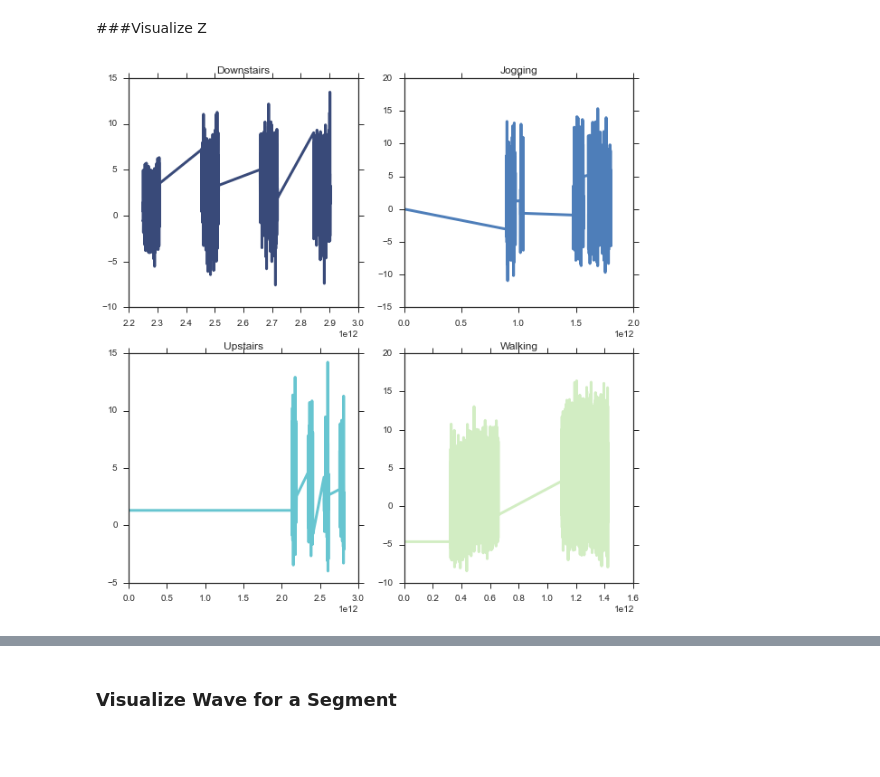
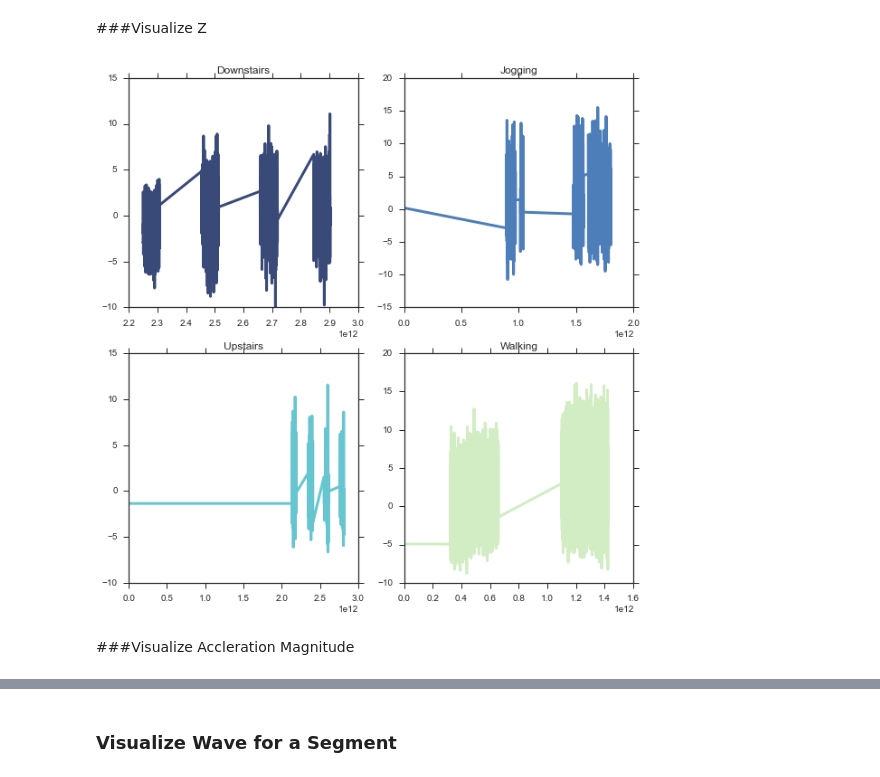
Before and after one commit to jenwei/accelerometer-interpreter, a Jupyter notebook: explore.ipynb, the cells around one changed output, grey strips where cells are left out. Cells and saved outputs as stored; diff of their text form; code cells hidden in the pictures; blank space fills up the shorter version.

```diff
--- a/explore.ipynb
+++ b/explore.ipynb
@@ -75,6 +75,7 @@ for plotnum, (g, gdb) in enumerate(db.groupby('activity')):
 
     time = gdb.time.values
     vals = gdb.x.values
+    vals -= vals.mean()
     evenly_sampled_ts = evenly_sample_ts(time)
     interp_vals = np.interp(evenly_sampled_ts, time, vals)
 
@@ -92,6 +93,7 @@ for plotnum, (g, gdb) in enumerate(db.groupby('activity')):
 
     time = gdb.time.values
     vals = gdb.y.values
+    vals -= vals.mean()
     evenly_sampled_ts = evenly_sample_ts(time)
     interp_vals = np.interp(evenly_sampled_ts, time, vals)
 
@@ -105,15 +107,18 @@ for plotnum, (g, gdb) in enumerate(db.groupby('activity')):
 # %%
 thinkplot.preplot(4, 2, 2)
 
 for plotnum, (g, gdb) in enumerate(db.groupby('activity')):
 
     time = gdb.time.values
     vals = gdb.z.values
+    vals -= vals.mean()
     evenly_sampled_ts = evenly_sample_ts(time)
     interp_vals = np.interp(evenly_sampled_ts, time, vals)
 
     thinkplot.subplot(plotnum+1)
     thinkplot.plot(evenly_sampled_ts, interp_vals)
     thinkplot.config(title=g)
 # %% [output]
-[figure, old version]
+[figure, new version]
+# %% [markdown]
+###Visualize Accleration Magnitude
```
Also changed, not shown: parts of 10 cells of this notebook.
